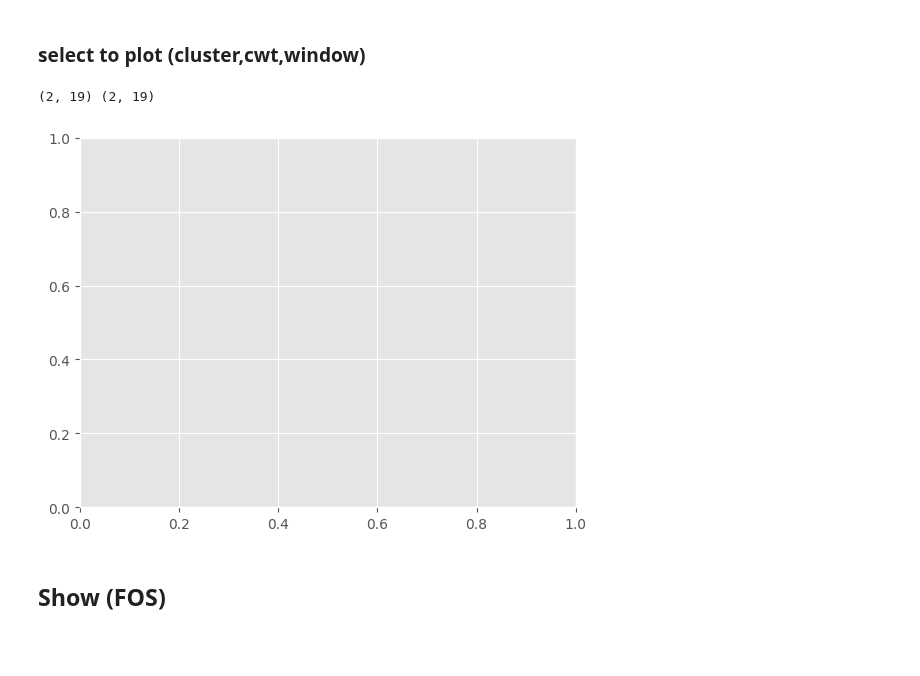
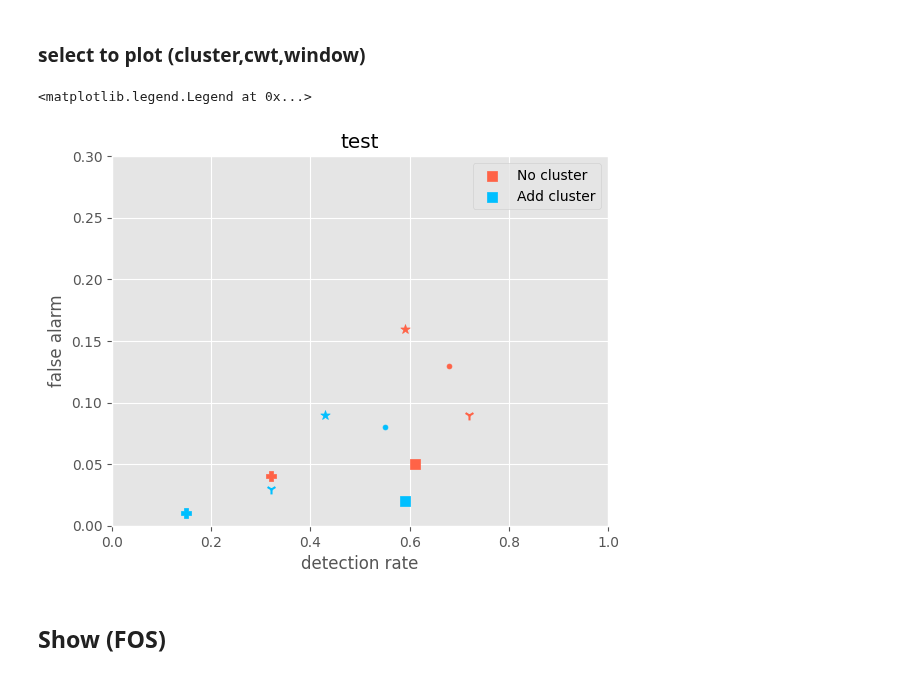
Before and after one commit to IS-Howard/final, a Jupyter notebook: result_ananlysis2.ipynb, the cells around one changed output. Drawn from its saved outputs; the diff is of its cells as text; code cells hidden in the pictures; blank space fills up the shorter version.

```diff
--- a/result_ananlysis2.ipynb
+++ b/result_ananlysis2.ipynb
@@ -158,7 +158,7 @@ for s in range(3):
 # %%
 # compare
 compare = 0 # 0 cluster, 2 cwt, 3 window
-sel = []
+sel = [0,3,4,13,17]
 i = 1  # tr te tt
 
 # axes
@@ -201,69 +201,52 @@ title = 'SC_'+cmp_titles[compare]+'_Compare'
 save_path = save_root+title+'/'
 if not os.path.isdir(save_path):
     os.makedirs(save_path)
 
 
 dt = cols[i]
 x = [] #dr
 y = [] #fa
 names = []#
 for j, cmp in enumerate(compares[compare]):
     tmp0 = []
     tmp1 = []
     tmp2 = []
     for k in range(len(df3.index)):
         if df3.iloc[k]['model'].find(cmp)!=-1:
             tmp0.append(df3.iloc[k][dt[1]])
             tmp1.append(df3.iloc[k][dt[2]])
             tmp2.append(df3.iloc[k]['model'])#
     y.append(tmp0)
     x.append(tmp1)
     names.append(tmp2)#
     #print(tmp2)
 cl = len(y)
 fig = plt.figure()
 ax = fig.add_subplot(111)
 
-# cell = [[],[],[],[],[]]
-# cmps = []
-# x=names[0]
-# for k in range(len(x)):
-#     c = ntocell(x[k])
-#     for j in range(5):
-#         cell[j].append(c[j])
-# del cell[compare]
-# row_labels = cmp_titles.copy()
-# del row_labels[compare]
-# cell = np.array(cell)
-
 y = np.array(y)
 x = np.array(x)
+if sel:
+    y = y[:,sel]
+    x = x[:,sel]
 
-print(x.shape, y.shape)
-
-# ax.title.set_text(subtitles[i])
-# width = 0.1*cl
-# x = np.arange(len(y[0]))
-# spare_width = (1 - width)/cl
-
-# for r in range(cl):
-#     ax.bar(x+r*width, y[r], width, label=legends[compare][r])
-# ax.set_xlim(-spare_width,len(x)-spare_width)
-# plt.xticks([])
-# plt.ylabel(axes[s])
-# plt.legend(loc='center right', bbox_to_anchor=(1.28, 0.5))
-
-# # plot table
-# table = plt.table(cellText=cell,
-#         rowLabels=row_labels,
-#         colLabels=['']*len(y[0]),
-#         loc='bottom')
-
-# table.auto_set_font_size(False)
-# table.set_fontsize(6)
+colors = ['tomato','deepskyblue']
+markers = ['.','*','P','1','s']
+for cc in range(2):
+    for ss in range(5):
+        if ss==4:
+            plt.scatter(x[cc][ss],y[cc][ss], color=colors[cc], marker=markers[ss], s=50, label=legends[compare][cc])
+        else:
+            plt.scatter(x[cc][ss],y[cc][ss], color=colors[cc], marker=markers[ss], s=50)
+plt.title(subtitles[i])
+plt.xlim(0,1)
+plt.xlabel('detection rate')
+plt.ylim(0,0.3)
+plt.ylabel('false alarm')
+plt.legend()
 # %% [output]
-(2, 19) (2, 19)
+<matplotlib.legend.Legend at 0x...>
-[figure, old version]
+[figure, new version]
 # %% [markdown]
 ## Show (FOS)
 # %%
```
Also changed, not shown: parts of 1 cell of this notebook, 2 other files.
